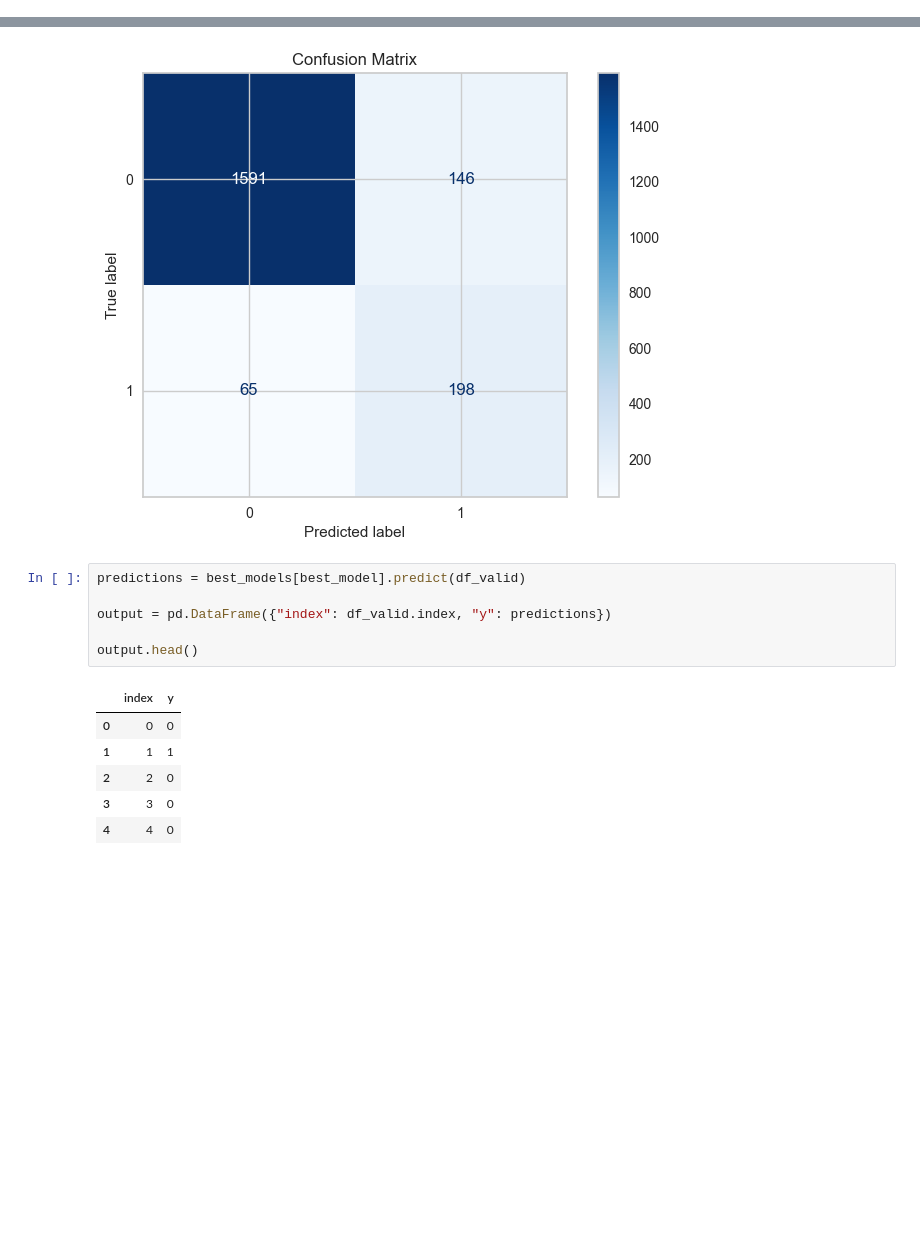
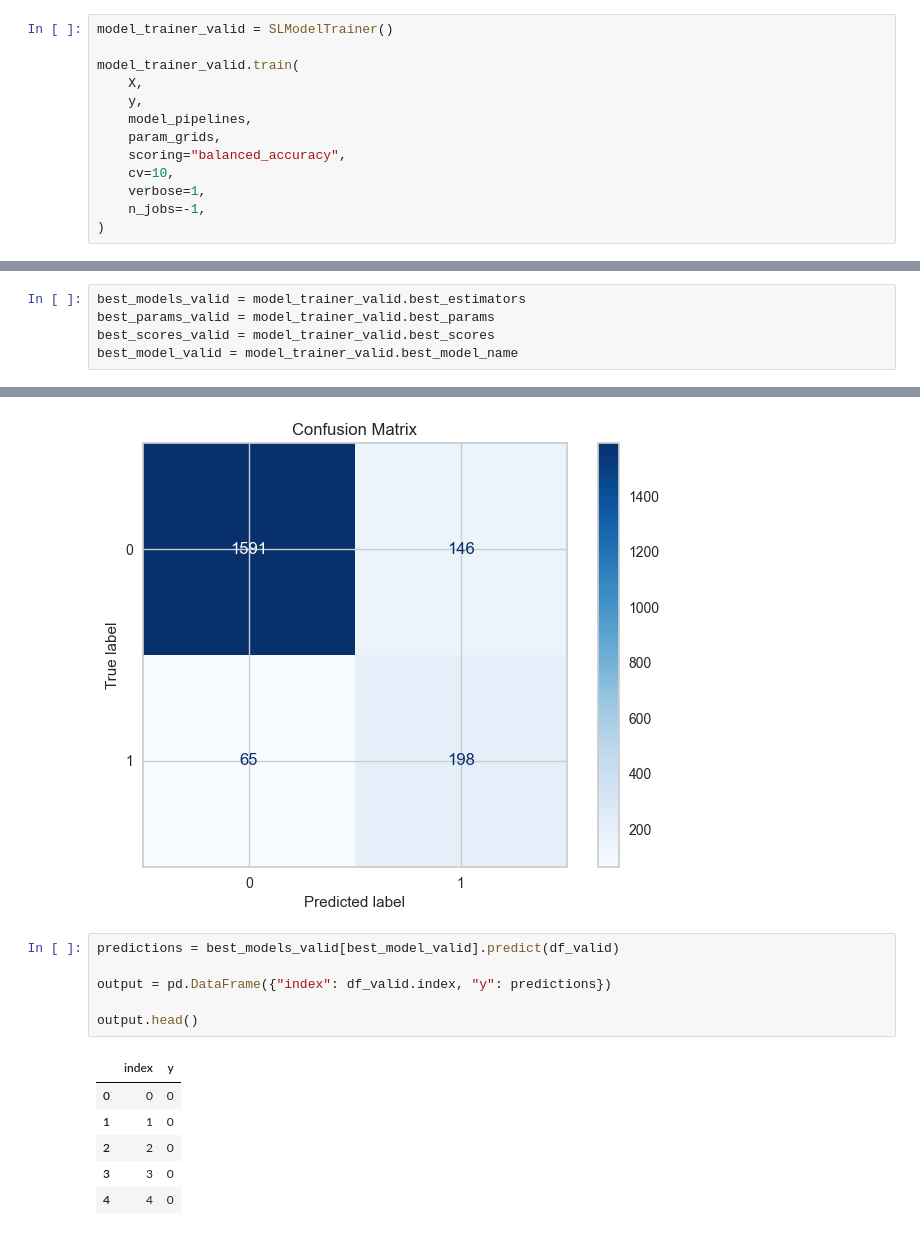
Before and after one commit to DeadNord/customer_churn_classification, a Jupyter notebook: SLChurnClass.ipynb, the cells around one changed output, grey strips where cells are left out. Cells and saved outputs as stored; diff of their text form; blank space fills up the shorter version.

```diff
--- a/SLChurnClass.ipynb
+++ b/SLChurnClass.ipynb
@@ -265,3 +255,16 @@ best_models = model_trainer.best_estimators
 best_params = model_trainer.best_params
 best_scores = model_trainer.best_scores
 best_model = model_trainer.best_model_name
+# %%
+model_trainer_valid = SLModelTrainer()
+
+model_trainer_valid.train(
+    X,
+    y,
+    model_pipelines,
+    param_grids,
+    scoring="balanced_accuracy",
+    cv=10,
+    verbose=1,
+    n_jobs=-1,
+)
@@ -268,3 +273,8 @@ best_model = model_trainer.best_model_name
+# %%
+best_models_valid = model_trainer_valid.best_estimators
+best_params_valid = model_trainer_valid.best_params
+best_scores_valid = model_trainer_valid.best_scores
+best_model_valid = model_trainer_valid.best_model_name
 # %%
 evaluator.visualize_pipeline(model_name=best_model, best_models=best_models)
 # %% [output]
@@ -354,15 +378,15 @@ evaluator.plot_confusion_matrix(
 # %% [output]
 [figure]
 # %%
-predictions = best_models[best_model].predict(df_valid)
+predictions = best_models_valid[best_model_valid].predict(df_valid)
 
 output = pd.DataFrame({"index": df_valid.index, "y": predictions})
 
 output.head()
 # %% [output]
 |  | index | y |
 | 0 | 0 | 0 |
-| 1 | 1 | 1 |
+| 1 | 1 | 0 |
 | 2 | 2 | 0 |
 | 3 | 3 | 0 |
 | 4 | 4 | 0 |
```
Also changed, not shown: parts of 5 cells of this notebook.
